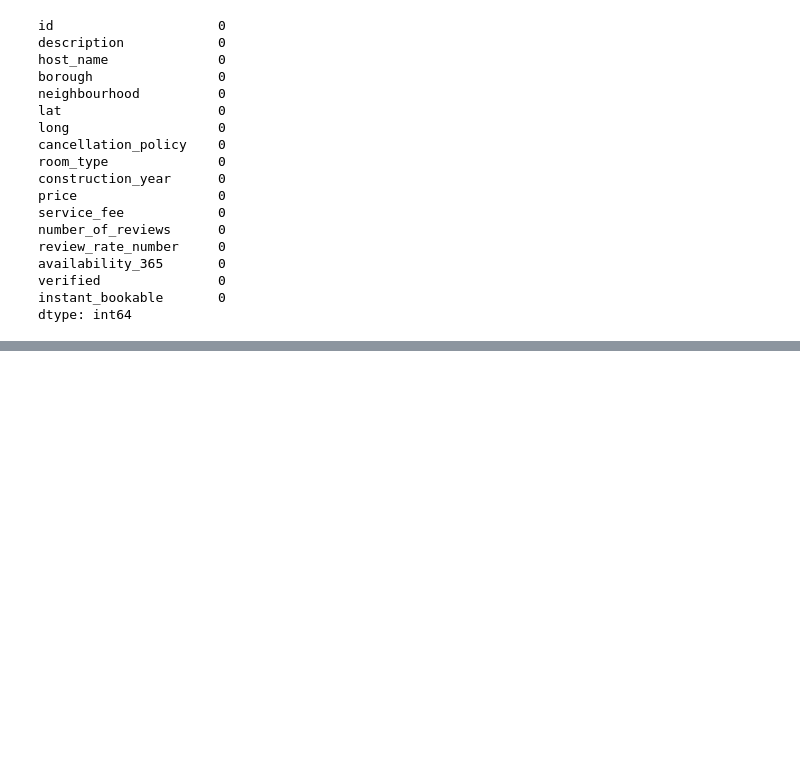
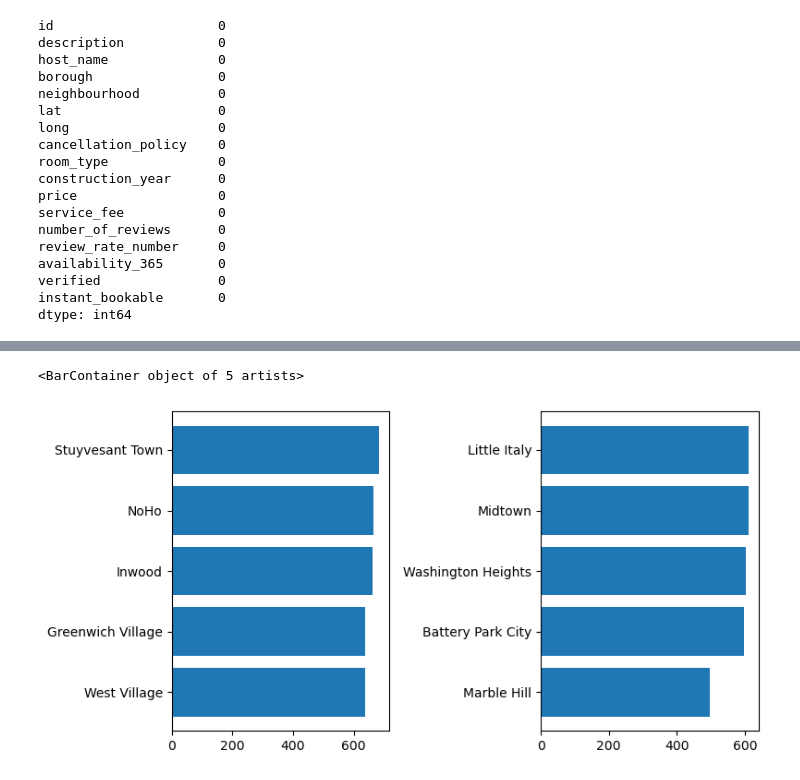
Before and after one commit to Mcapp1/AirBnB-Analysis, a Jupyter notebook: AirBnb.ipynb, the cells around one changed output, grey strips where cells are left out. Saved outputs shown, nothing was run; the diff lists cells and outputs as text; code cells hidden in the pictures; blank space fills up the shorter version.

```diff
--- a/AirBnb.ipynb
+++ b/AirBnb.ipynb
@@ -459,0 +502,15 @@ df = pd.read_csv
+# %%
+manhattan_prices = neighbourhood_prices[96:128].sort_values('price',ascending=True)
+
+# removing multindex
+manhattan_prices['neighbourhood'] = [each[1] for each in manhattan_prices.index]
+manhattan_prices.set_index('neighbourhood',inplace=True)
+# %%
+fig, ax = plt.subplots(1,2,figsize=(8,4),tight_layout=True)
+
+ax[0].barh(manhattan_prices.index[-5:],manhattan_prices.price[-5:])
+
+ax[1].barh(manhattan_prices.index[:5],manhattan_prices.price[:5])
+# %% [output]
+<BarContainer object of 5 artists>
+[figure, added]
```
Also changed, not shown: parts of 13 cells of this notebook.
